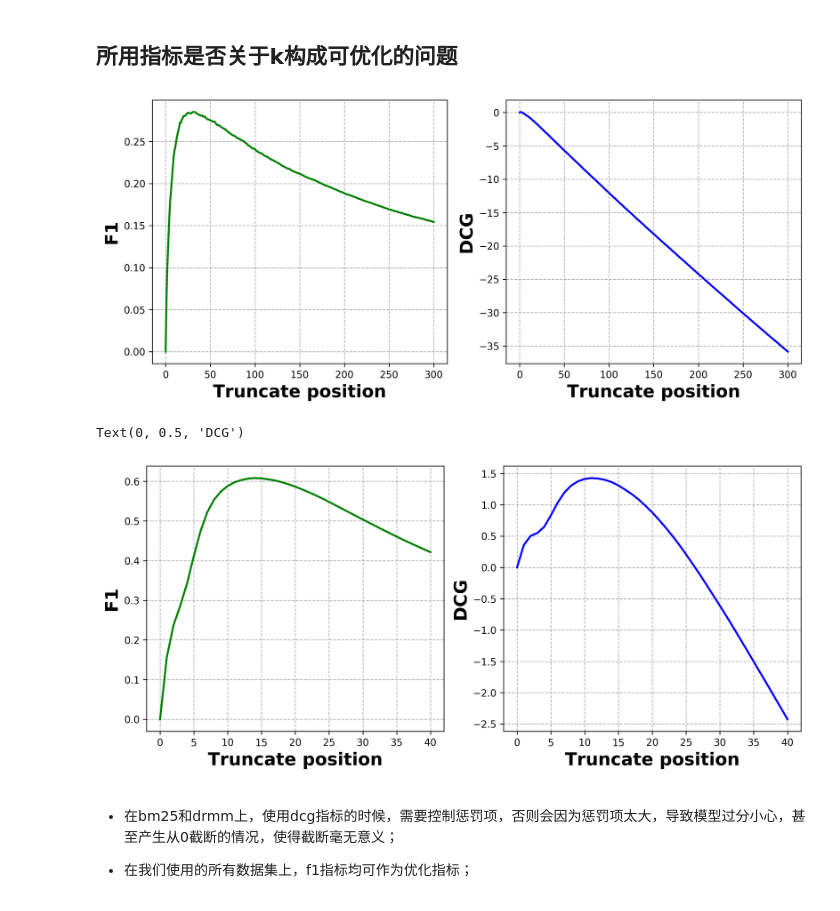
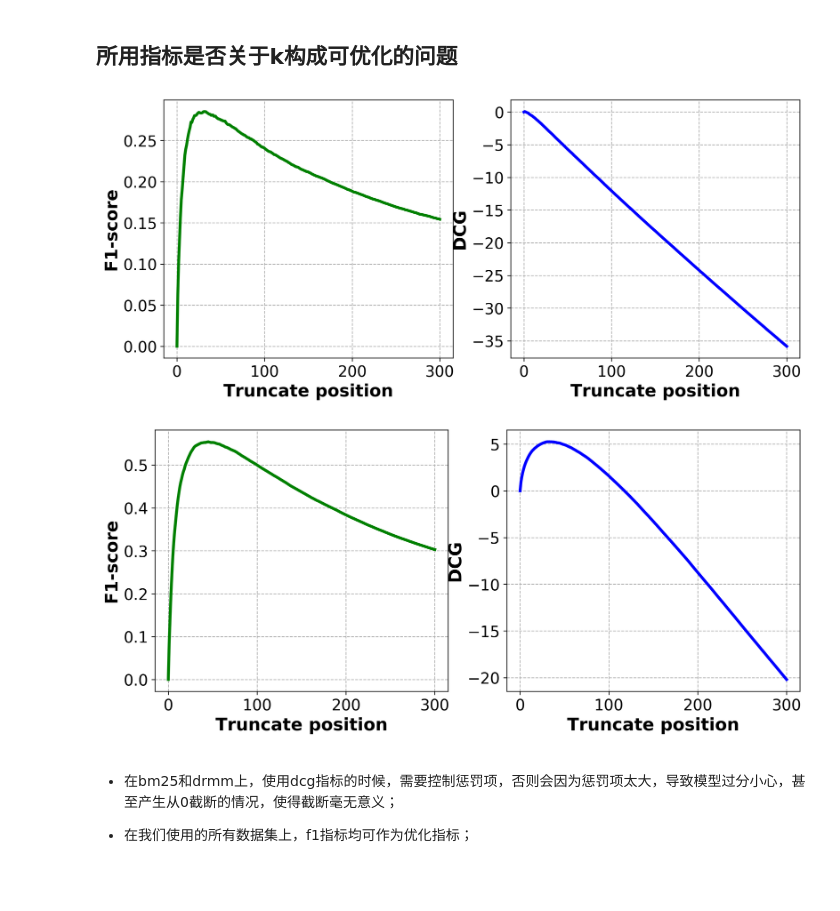
Before and after one commit to Woody5962/Ranked-List-Truncation, a Jupyter notebook: Baseline/Truncation_analysis.ipynb, the cells around one changed output. Saved outputs shown, nothing was run; the diff lists cells and outputs as text; code cells hidden in the pictures.

```diff
--- a/Baseline/Truncation_analysis.ipynb
+++ b/Baseline/Truncation_analysis.ipynb
@@ -53,7 +53,7 @@ def greedy_scores(dataset_name: str) -> float:
     F1_k, DCG_k = [], []
     for key in train_set:
         per_k_F1, per_k_DCG = [0], [0]
-        for i in range(1, 41):
+        for i in range(1, 301):
             per_k_F1.append(cal_F1(train_set[key], i))
             per_k_DCG.append(cal_DCG(train_set[key], i))
         F1_k.append(per_k_F1)
@@ -70,36 +70,41 @@ x = np.arange(301)
 plt.figure(figsize=(12,5), dpi=300)
 plt.subplot(1, 2, 1)
 plt.grid(linestyle = "--")
-plt.plot(x, f1_bm25, color="green",linewidth=2.)
+plt.plot(x, f1_bm25, color="green",linewidth=3.)
 plt.xlabel('Truncate position', fontsize=18,fontweight='bold')
-plt.ylabel('F1', fontsize=18,fontweight='bold')
+plt.ylabel('F1-score', fontsize=18,fontweight='bold')
+plt.tick_params(labelsize=16)
 
 plt.subplot(1, 2, 2)
 plt.grid(linestyle = "--")
-plt.plot(x, dcg_bm25, color="blue",linewidth=2.)
+plt.plot(x, dcg_bm25, color="blue",linewidth=3.)
 plt.xlabel('Truncate position', fontsize=18,fontweight='bold')
 plt.ylabel('DCG', fontsize=18,fontweight='bold')
+plt.tick_params(labelsize=16)
 
 plt.show()
 # %% [output]
-[figure, old version]
+[figure, new version]
 # %%
-x = np.arange(41)
+x = np.arange(301)
 plt.figure(figsize=(12,5), dpi=300)
 plt.subplot(1, 2, 1)
 plt.grid(linestyle = "--")
-plt.plot(x, f1_drmm_tks, color="green",linewidth=2.)
+plt.plot(x, f1_drmm_tks, color="green",linewidth=3.)
 plt.xlabel('Truncate position', fontsize=18,fontweight='bold')
-plt.ylabel('F1', fontsize=18,fontweight='bold')
+plt.ylabel('F1-score', fontsize=18,fontweight='bold')
+plt.tick_params(labelsize=16)
 
 plt.subplot(1, 2, 2)
 plt.grid(linestyle = "--")
-plt.plot(x, dcg_drmm_tks, color="blue",linewidth=2.)
+plt.plot(x, dcg_drmm_tks, color="blue",linewidth=3.)
 plt.xlabel('Truncate position', fontsize=18,fontweight='bold')
 plt.ylabel('DCG', fontsize=18,fontweight='bold')
+plt.tick_params(labelsize=16)
+
+plt.show()
 # %% [output]
-Text(0, 0.5, 'DCG')
-[figure, old version]
+[figure, new version]
 # %% [markdown]
 * 在bm25和drmm上，使用dcg指标的时候，需要控制惩罚项，否则会因为惩罚项太大，导致模型过分小心，甚至产生从0截断的情况，使得截断毫无意义；
 
```
Also changed, not shown: parts of 11 cells of this notebook, 32 other files.
